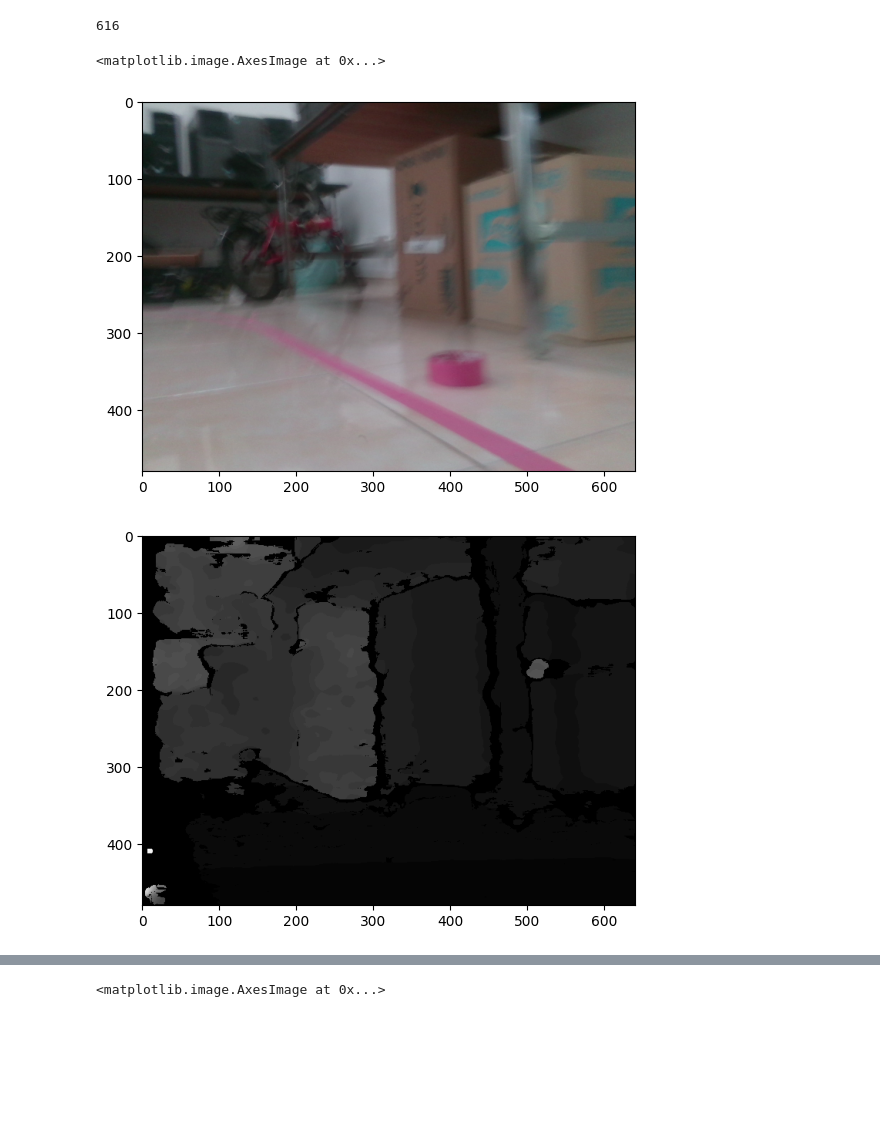
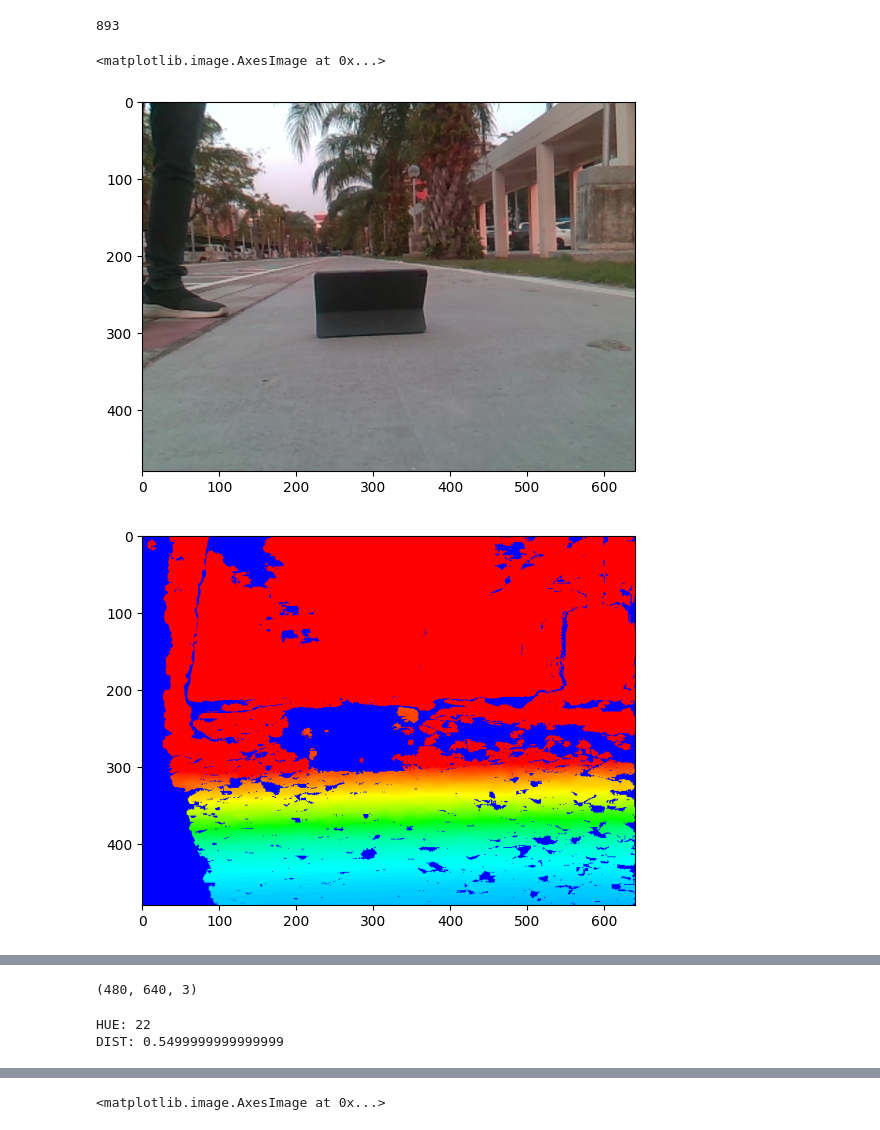
Before and after one commit to KnightDIRT/VBV-with-Depth-Camera, a Jupyter notebook: Knight/Test.ipynb, the cells around one changed output, grey strips where cells are left out. Saved outputs shown, nothing was run; the diff lists cells and outputs as text; code cells hidden in the pictures; blank space fills up the shorter version.

Commit message:
HSV TO DIST WORKING

```diff
--- a/Knight/Test.ipynb
+++ b/Knight/Test.ipynb
@@ -3,26 +3,39 @@ import cv2
 import numpy as np
 import matplotlib.pyplot as plt
 # %%
-RootDir = "D:\\vision1"
+RootDir = "D:\\vision5"
 
 RGBDir = RootDir + "\\RGB"
 DepthDir = RootDir + "\\Depth"
 # %%
 #Random img
-n = np.random.randint(0, 1314)
+n = np.random.randint(0, 1979)
 rgb = cv2.imread(RGBDir + f"\\{n}.png")
 rgb = cv2.cvtColor(rgb, cv2.COLOR_BGR2RGB)
 depth = cv2.imread(DepthDir + f"\\{n}.png")
-depth = cv2.cvtColor(depth, cv2.COLOR_BGR2GRAY)
+depthHSV = cv2.cvtColor(depth, cv2.COLOR_BGR2HSV)
+depthHSV[..., 1] = 255
+depthHSV[..., 2] = 255
+depth = cv2.cvtColor(depthHSV, cv2.COLOR_HSV2RGB)
+hue_shift = 120
+depthHSV[..., 0] = (-depthHSV[..., 0] + hue_shift) % 180
+#depthHSV[..., 0] = 120
+depthNew = cv2.cvtColor(depthHSV, cv2.COLOR_HSV2RGB)
 print(n)
+
+#0-120 0(Red)=3m 120(Blue)=0m
+
+#REMAP depthNew 0(Red)=0m 120(Blue)=3m
 # %% [output]
-616
+893
 # %%
 plt.subplots(1)
 plt.imshow(rgb)
 plt.subplots(1)
-plt.imshow(depth, cmap='gray')
+plt.imshow(depth)
+plt.subplots(1)
+plt.imshow(depthNew)
 # %% [output]
 <matplotlib.image.AxesImage at 0x...>
-[figure, old version]
+[figure, new version]
-[figure, old version]
+[figure, new version]
@@ -29,3 +43,17 @@ plt.imshow(depth, cmap='gray')
+# %%
+print(depthNew.shape)
+# %% [output]
+(480, 640, 3)
+# %%
+y = 479
+x = 300
+
+hue_value = depthHSV[y, x, 0]
+print("HUE:", hue_value)
+print("DIST:", hue_value / 120 * 3)
+# %% [output]
+HUE: 22
+DIST: 0.5499999999999999
 # %%
 def remap_color_values(image, old_range=(0, 20), new_range=(0, 255)):
   """
```
Also changed, not shown: parts of 2 cells of this notebook, 1 other file.
